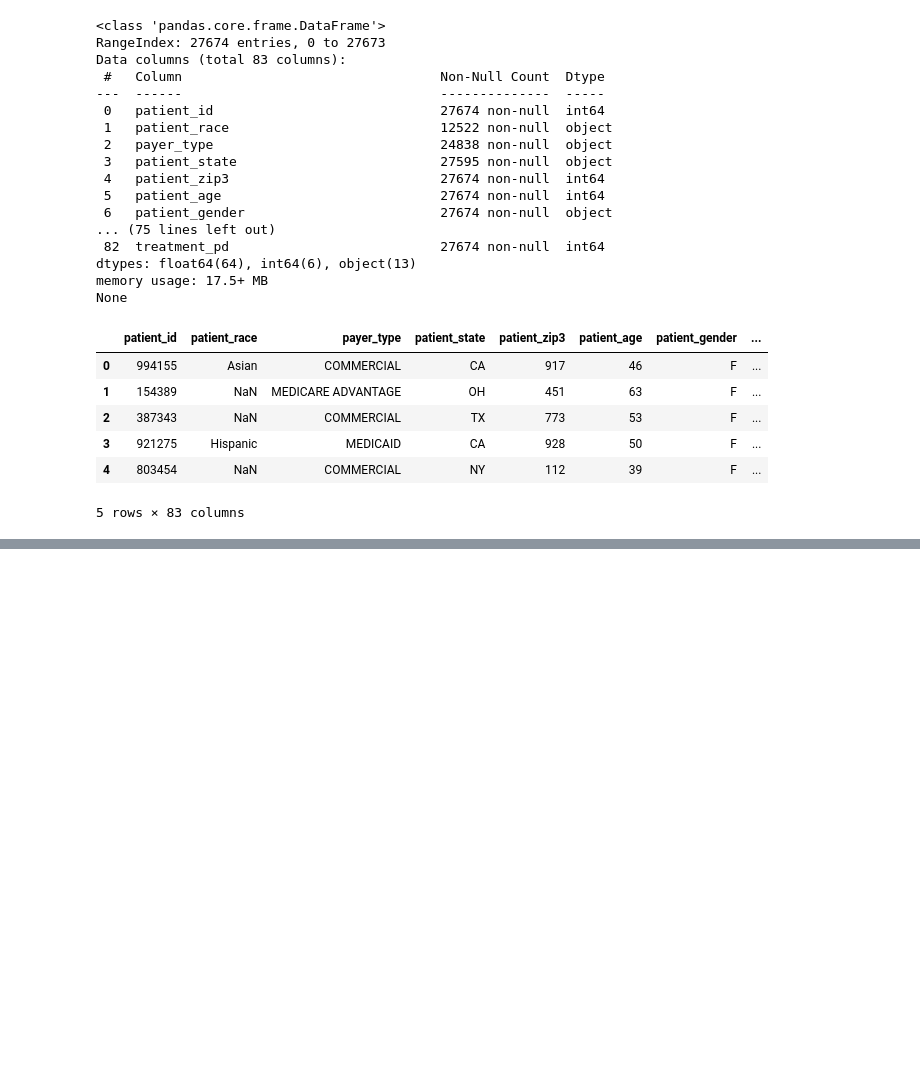
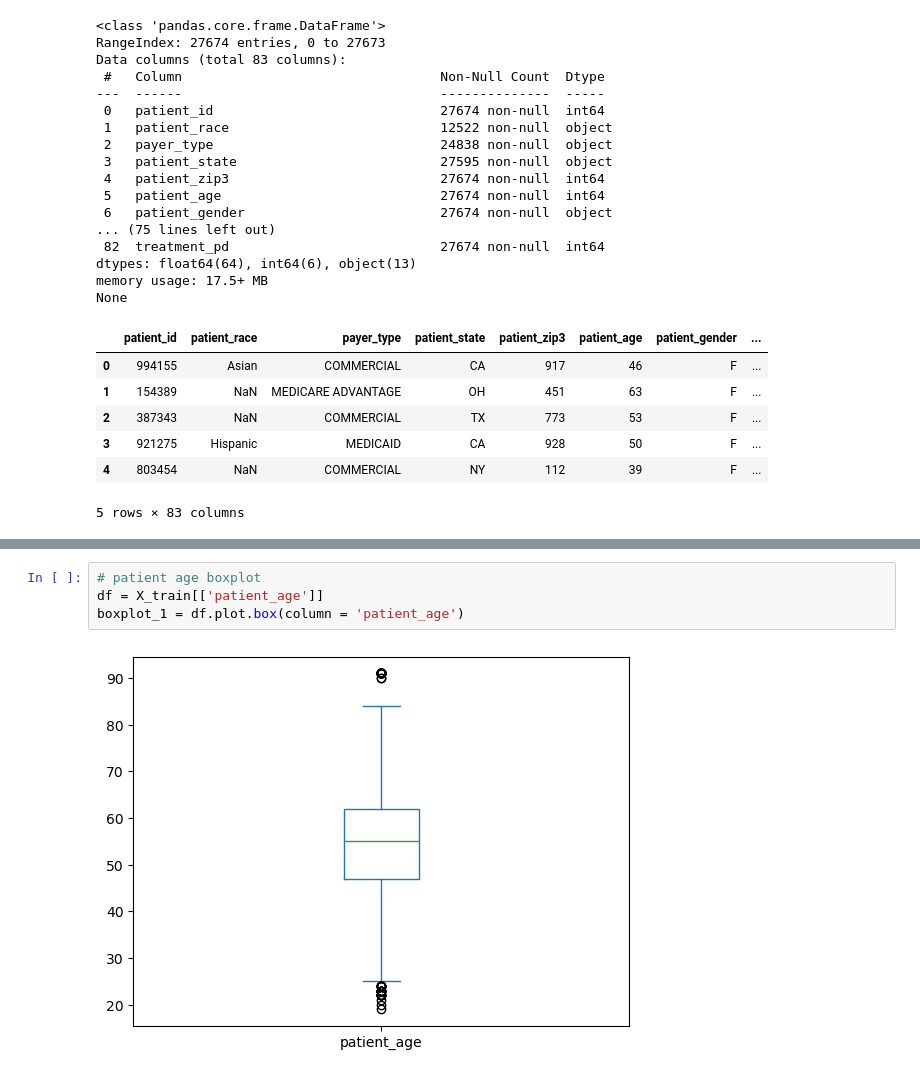
Before and after one commit to ekbrooks/py-wids, a Jupyter notebook: py-project.ipynb, the cells around one changed output, grey strips where cells are left out. Cells and saved outputs as stored; diff of their text form; blank space fills up the shorter version.

```diff
--- a/py-project.ipynb
+++ b/py-project.ipynb
@@ -95,0 +141,6 @@ Index(['patient_id', 'patient_race', 'payer_type', 'patient_state',
+# %%
+# patient age boxplot
+df = X_train[['patient_age']]
+boxplot_1 = df.plot.box(column = 'patient_age')
+# %% [output]
+[figure, added]
```
Also changed, not shown: parts of 8 cells of this notebook.
